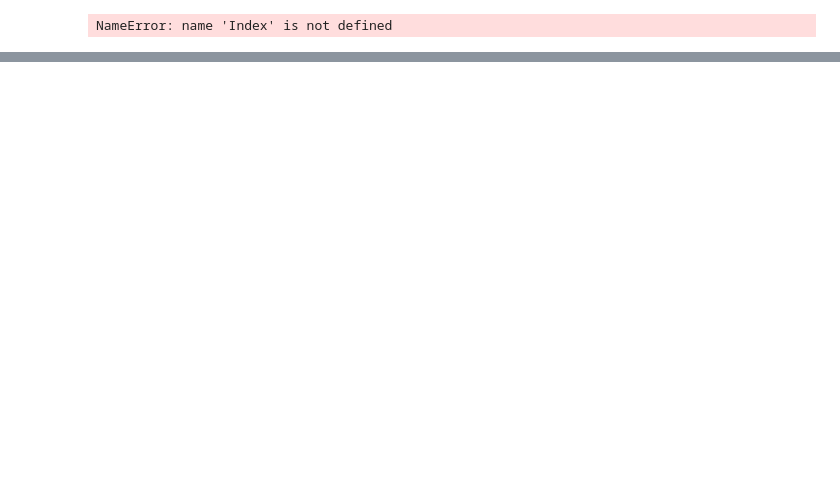
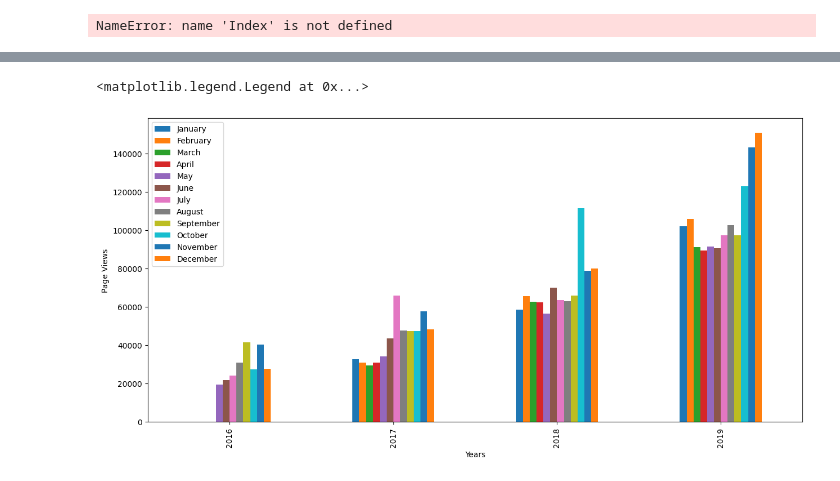
Before and after one commit to ForwardingAgent/Data_Analysis, a Jupyter notebook: 4.Page View Time Series Visualizer.ipynb, the cells around one changed output, grey strips where cells are left out. Cells and saved outputs as stored; diff of their text form; code cells hidden in the pictures; blank space fills up the shorter version.

```diff
--- a/4.Page View Time Series Visualizer.ipynb
+++ b/4.Page View Time Series Visualizer.ipynb
@@ -172,2 +115,5 @@ dict_years[2019] = lst_2019
 # %%
-plt.bar(x, height, hue=h, bottom=None, data=df2)
+# добавляем построчно индексы месяц и год
+df3 = df.copy()
+df3['month'] = df.index.month
+df3['year'] = df.index.year
@@ -176,0 +128,3 @@ ValueError: shape mismatch: objects cannot be broadcast to a single shape.  Mism
+# %%
+df3 = df3.groupby(['year', 'month'])['value'].mean()  # группируем и находим среднее
+df3 = df3.unstack()  # месяца делаем столбцами
@@ -176,0 +140,11 @@ ValueError: shape mismatch: objects cannot be broadcast to a single shape.  Mism
+# %%
+fig = df3.plot.bar(figsize = (15,7), legend = True, xlabel = 'Years', ylabel = 'Page Views').figure  # рисуем график
+# plt.ylabel(r'$Page Views$')
+#plt.xlabel('Years')
+#plt.ylabel('Page Views')
+plt.legend(title = 'Months')
+plt.legend(['January', 'February', 'March', 'April', 'May',
+                                'June', 'July', 'August', 'September', 'October', 'November', 'December'])
+# %% [output]
+<matplotlib.legend.Legend at 0x...>
+[figure, added]
```
Also changed, not shown: parts of 17 cells of this notebook.
